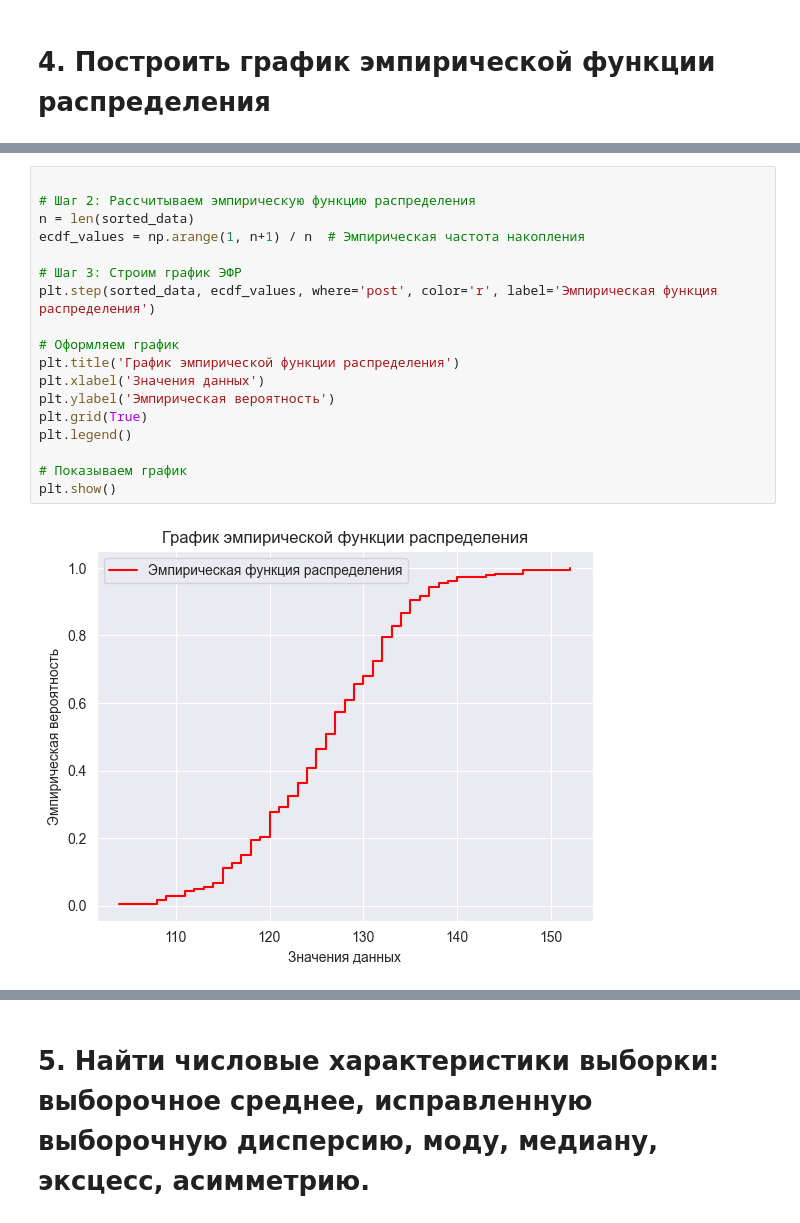
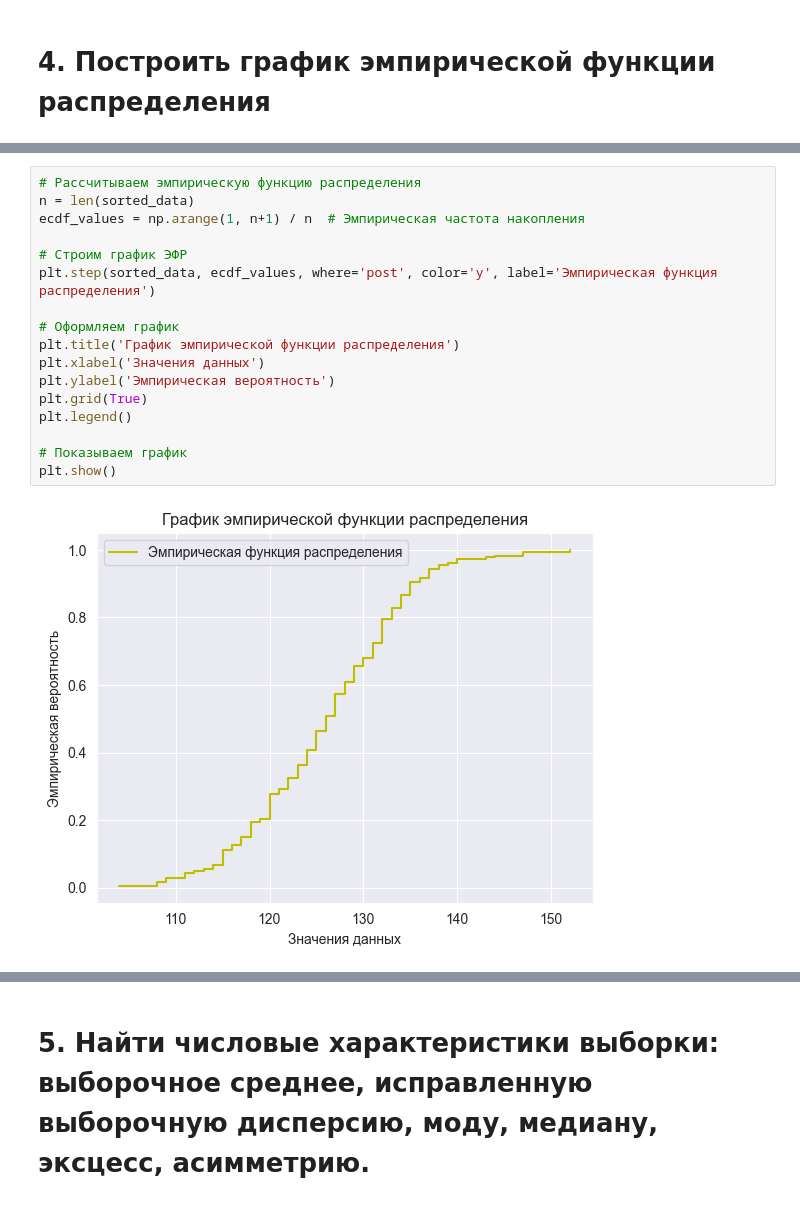
Before and after one commit to Otocolobus-manules/terver, a Jupyter notebook: тервер.ipynb, the cells around one changed output, grey strips where cells are left out. Cells and saved outputs as stored; diff of their text form.

```diff
--- a/тервер.ipynb
+++ b/тервер.ipynb
@@ -144,20 +133,19 @@ plt.show()
 # %%
-
-# Шаг 2: Рассчитываем эмпирическую функцию распределения
+# Рассчитываем эмпирическую функцию распределения
 n = len(sorted_data)
 ecdf_values = np.arange(1, n+1) / n  # Эмпирическая частота накопления
 
-# Шаг 3: Строим график ЭФР
-plt.step(sorted_data, ecdf_values, where='post', color='r', label='Эмпирическая функция распределения')
+# Строим график ЭФР
+plt.step(sorted_data, ecdf_values, where='post', color='y', label='Эмпирическая функция распределения')
 
 # Оформляем график
 plt.title('График эмпирической функции распределения')
 plt.xlabel('Значения данных')
 plt.ylabel('Эмпирическая вероятность')
 plt.grid(True)
 plt.legend()
 
 # Показываем график
 plt.show()
 # %% [output]
-[figure, old version]
+[figure, new version]
```
Also changed, not shown: parts of 24 cells of this notebook.
